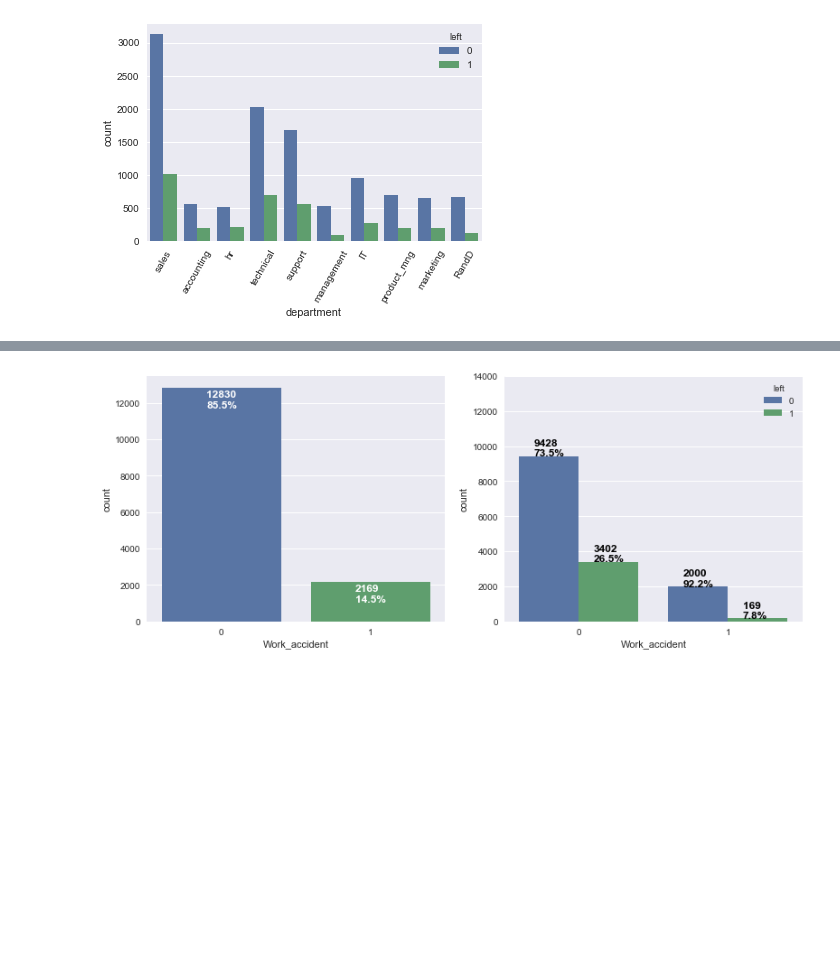
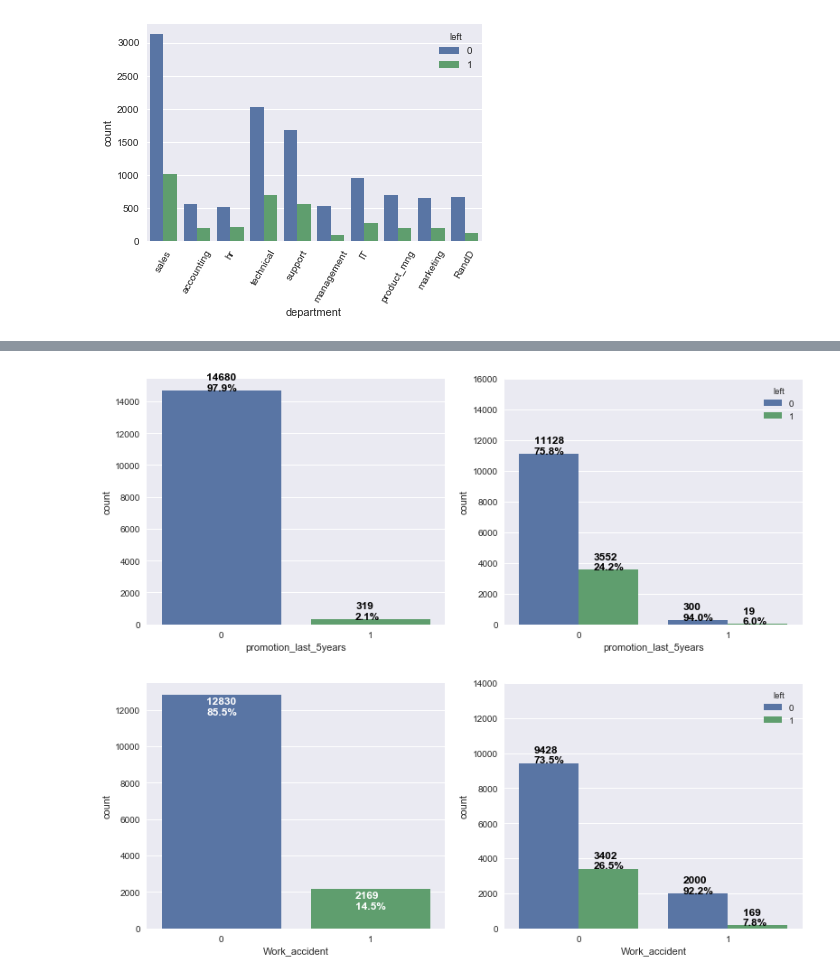
Before and after one commit to carkeller/HRAnalytics, a Jupyter notebook: HRA_EDA.ipynb, the cells around one changed output, grey strips where cells are left out. Saved outputs shown, nothing was run; the diff lists cells and outputs as text; code cells hidden in the pictures; blank space fills up the shorter version.

```diff
--- a/HRA_EDA.ipynb
+++ b/HRA_EDA.ipynb
@@ -252,24 +336,3 @@ for item in g.get_xticklabels():  #for every entry in x rotate the x-axis for be
     item.set_rotation(60)         # No'in brackets = degrees in positive direction
 # %% [output]
 [figure]
-# %%
-#We define a function describe the bars with its total and relative #
-def annotate_bars(bar_plt, bar_plt_var, by=None, x_offset=0, y_offset=0, txt_color="white", fnt_size=12, fnt_weight='bold'):
-    if by is None:
-        for p in bar_plt.patches:
-            bar_plt.annotate(str( int(p.get_height()) ) + "\n" + str(round( (100.0* p.get_height()) /bar_plt_var.count(), 1) )+ "%",
-                             (p.get_x() + x_offset, p.get_height()-y_offset),
-                             color=txt_color, fontsize=fnt_size, fontweight=fnt_weight)
-    else:
-        grouped = bar_plt_var.groupby(by)
-        for p in bar_plt.patches:
-            #This part is tricky. The problem is that not each x-tick gets drawn in order, i.e. yes/no of the first group
-            #then yes/no of the second group located on the next tick, but rather all the yes on all the x-ticks get drawn first
-            # then all the nos next. So we need to know we are using a patch that belongs to which tick (the x-tick) ultimately
-            #refers to one of the groups. So, we get the x absolute coordinate, round it to know this patch is closest to which
-            #tick (Assuming that it will always belong to its closest tick), then get the group count of that tick and use it as
-            # a total to compute the percentage. (Code from E-M-A-D; https://www.kaggle.com/etakla)
-            total = grouped.get_group(bar_plot.get_xticks()[int(round(p.get_x()))]).count()
-            bar_plt.annotate(str( int(p.get_height()) ) + "\n" + str(round( (100.0* p.get_height()) /total, 1) )+ "%",
-                             (p.get_x() + x_offset, p.get_height()-y_offset),
-                             color=txt_color, fontsize=fnt_size, fontweight=fnt_weight)
@@ -276 +349,13 @@ def annotate_bars(bar_plt, bar_plt_var, by=None, x_offset=0, y_offset=0, txt_col
+# %%
+#Promotion within the Past 5 Years
+fig, axs = plt.subplots(ncols= 2, figsize=(13, 5))
+
+promoted_5years_plt = sns.countplot(hr_data.promotion_last_5years, ax=axs[0]);
+annotate_bars(bar_plt=promoted_5years_plt, bar_plt_var=hr_data.promotion_last_5years, x_offset=0.3, txt_color="black")
+
+bar_plot = sns.countplot(x=hr_data.promotion_last_5years, hue=hr_data.left, ax=axs[1])
+annotate_bars(bar_plt=bar_plot, by=hr_data.promotion_last_5years, bar_plt_var=hr_data.promotion_last_5years, x_offset=0.1, txt_color="black")
+bar_plot.set(ylim=(0,16000));
+# %% [output]
+[figure, added]
 # %%
```
Also changed, not shown: parts of 47 cells of this notebook.
